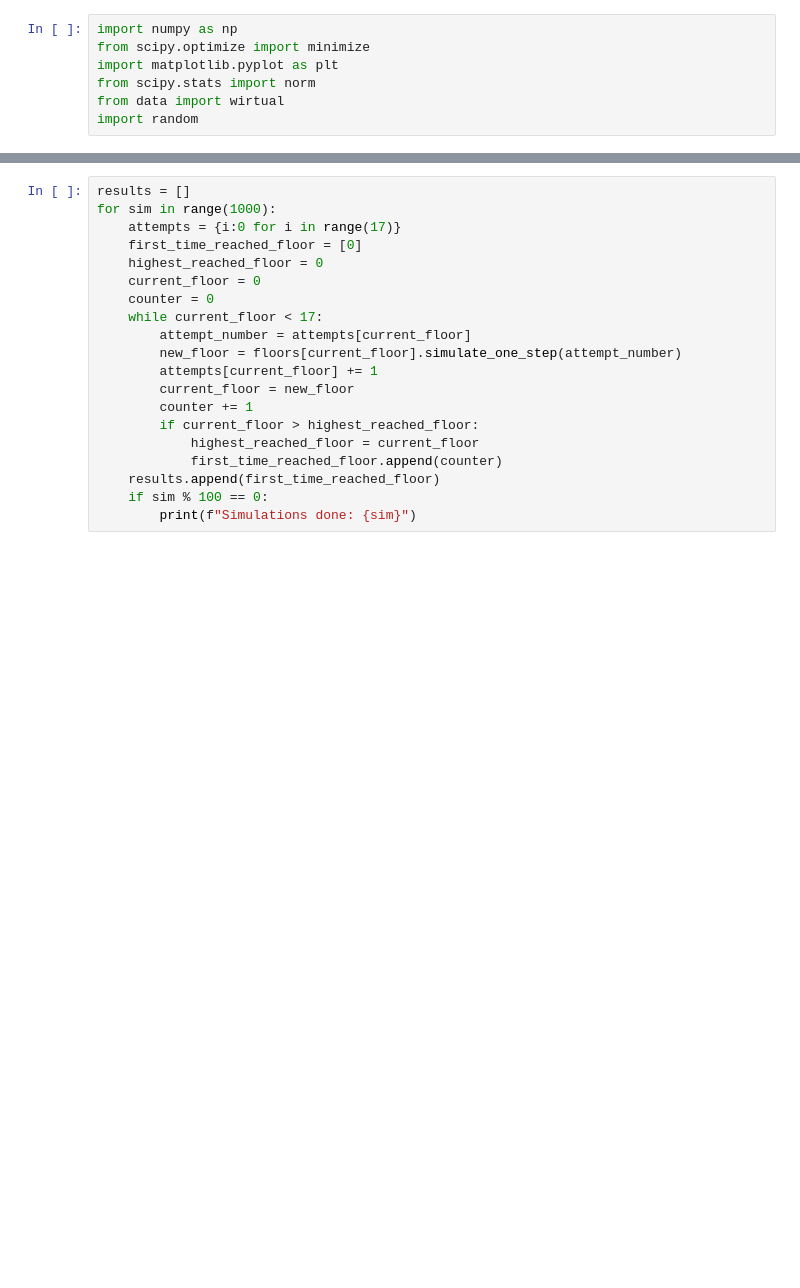
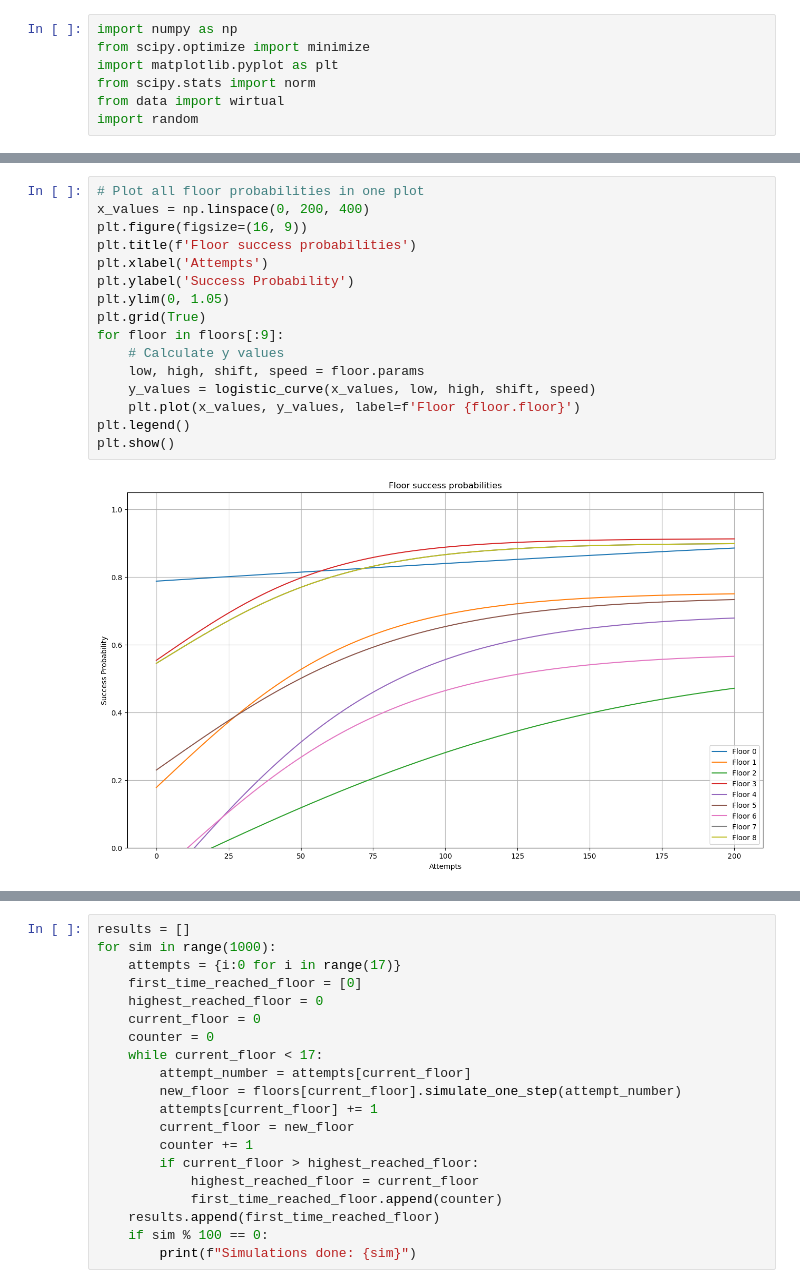
Before and after one commit to NLogSpace/deepdip2, a Jupyter notebook: notebook.ipynb, the cells around one changed output, grey strips where cells are left out. Drawn from its saved outputs; the diff is of its cells as text; blank space fills up the shorter version.

```diff
--- a/notebook.ipynb
+++ b/notebook.ipynb
@@ -207,4 +203,22 @@ for floor in floors:
 ... (22 outputs left out)
+# %%
+# Plot all floor probabilities in one plot
+x_values = np.linspace(0, 200, 400)
+plt.figure(figsize=(16, 9))
+plt.title(f'Floor success probabilities')
+plt.xlabel('Attempts')
+plt.ylabel('Success Probability')
+plt.ylim(0, 1.05)
+plt.grid(True)
+for floor in floors[:9]:
+    # Calculate y values
+    low, high, shift, speed = floor.params
+    y_values = logistic_curve(x_values, low, high, shift, speed)
+    plt.plot(x_values, y_values, label=f'Floor {floor.floor}')
+plt.legend()
+plt.show()
+# %% [output]
+[figure, added]
 # %%
 prod = 1.0
 for i in range(17):
```
Also changed, not shown: parts of 5 cells of this notebook.
